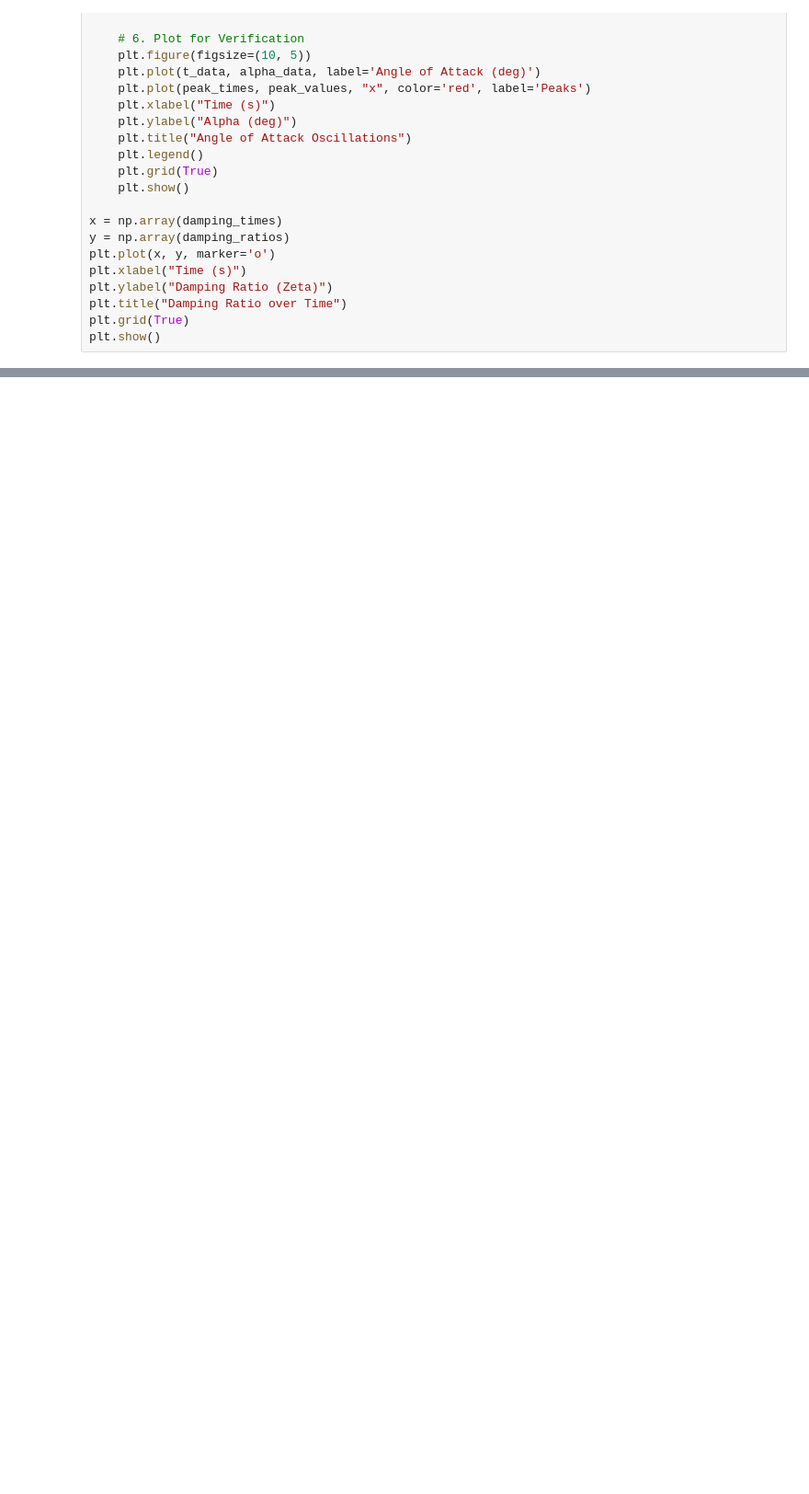
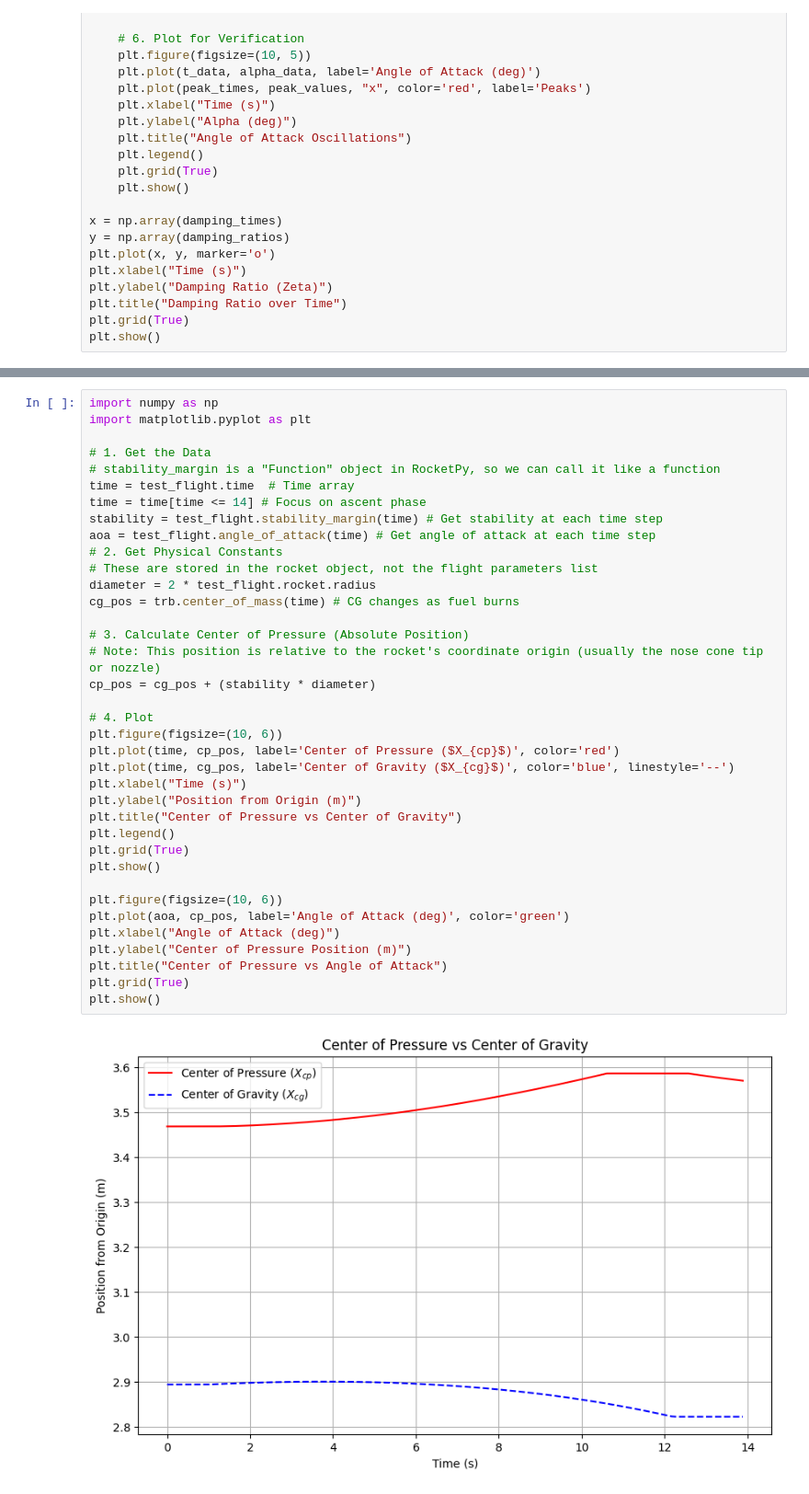
Before and after one commit to Husaria55/simulations, a Jupyter notebook: or_version.ipynb, the cells around one changed output, grey strips where cells are left out. Shown at 92% size. Saved outputs shown, nothing was run; the diff lists cells and outputs as text; blank space fills up the shorter version.

```diff
--- a/or_version.ipynb
+++ b/or_version.ipynb
@@ -368,0 +524,39 @@ plt.show()
+# %%
+import numpy as np
+import matplotlib.pyplot as plt
+
+# 1. Get the Data
+# stability_margin is a "Function" object in RocketPy, so we can call it like a function
+time = test_flight.time  # Time array
+time = time[time <= 14] # Focus on ascent phase
+stability = test_flight.stability_margin(time) # Get stability at each time step
+aoa = test_flight.angle_of_attack(time) # Get angle of attack at each time step
+# 2. Get Physical Constants
+# These are stored in the rocket object, not the flight parameters list
+diameter = 2 * test_flight.rocket.radius
+cg_pos = trb.center_of_mass(time) # CG changes as fuel burns
+
+# 3. Calculate Center of Pressure (Absolute Position)
+# Note: This position is relative to the rocket's coordinate origin (usually the nose cone tip or nozzle)
+cp_pos = cg_pos + (stability * diameter)
+
+# 4. Plot
+plt.figure(figsize=(10, 6))
+plt.plot(time, cp_pos, label='Center of Pressure ($X_{cp}$)', color='red')
+plt.plot(time, cg_pos, label='Center of Gravity ($X_{cg}$)', color='blue', linestyle='--')
+plt.xlabel("Time (s)")
+plt.ylabel("Position from Origin (m)")
+plt.title("Center of Pressure vs Center of Gravity")
+plt.legend()
+plt.grid(True)
+plt.show()
+
+plt.figure(figsize=(10, 6))
+plt.plot(aoa, cp_pos, label='Angle of Attack (deg)', color='green')
+plt.xlabel("Angle of Attack (deg)")
+plt.ylabel("Center of Pressure Position (m)")
+plt.title("Center of Pressure vs Angle of Attack")
+plt.grid(True)
+plt.show()
+# %% [output]
+[figure, added]
```
Also changed, not shown: parts of 7 cells of this notebook, 1 other file.
